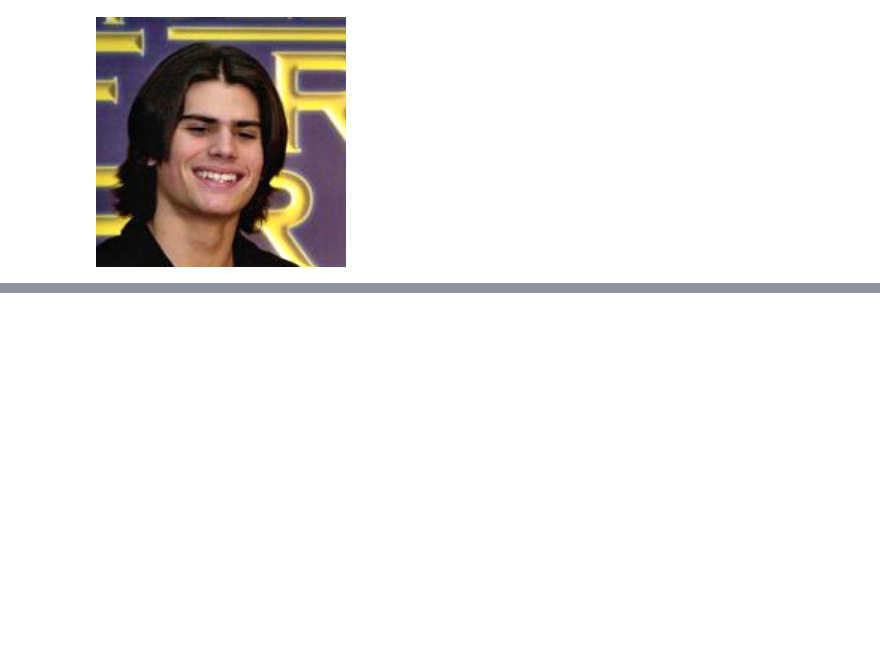
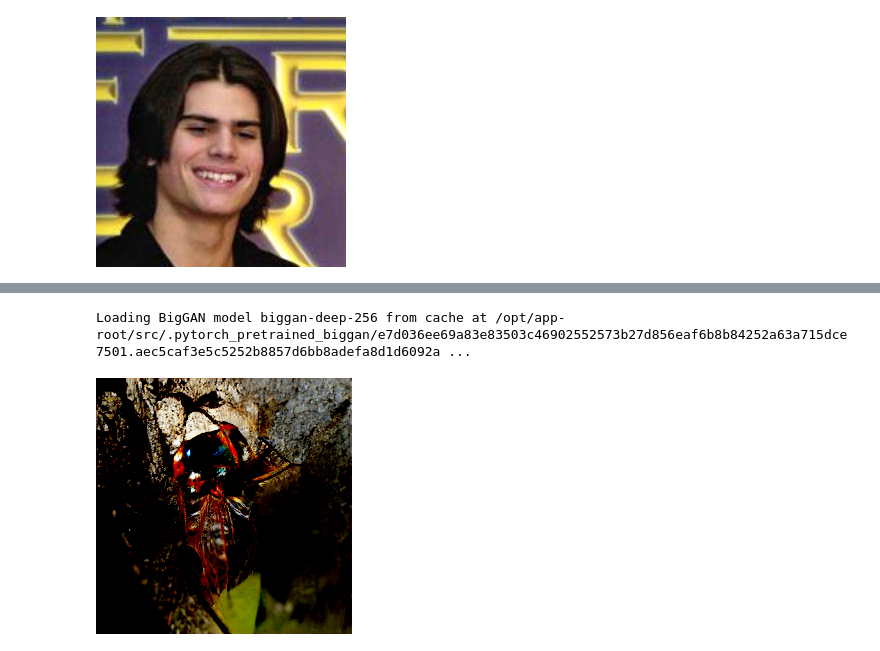
Before and after one commit to Eva427/CICR-Impainting, a Jupyter notebook: test.ipynb, the cells around one changed output, grey strips where cells are left out. Saved outputs shown, nothing was run; the diff lists cells and outputs as text; code cells hidden in the pictures; blank space fills up the shorter version.

```diff
--- a/test.ipynb
+++ b/test.ipynb
@@ -260,0 +251,16 @@ NameError: name 'transforms' is not defined
+# %%
+import torch
+from pytorch_pretrained_gans import make_gan
+
+# Sample a class-conditional image from BigGAN with default resolution 256
+G = make_gan(gan_type='biggan')  # -> nn.Module
+y = G.sample_class(batch_size=1)  # -> torch.Size([1, 1000])
+z = G.sample_latent(batch_size=1)  # -> torch.Size([1, 128])
+x = G(z=z, y=y)  # -> torch.Size([1, 3, 256, 256])
+
+x = torch.clip(x,0,1)
+x = transforms.ToPILImage()(x[0])
+x.show()
+# %% [output]
+Loading BigGAN model biggan-deep-256 from cache at /opt/app-root/src/.pytorch_pretrained_biggan/e7d036ee69a83e83503c46902552573b27d856eaf6b8b84252a63a715dce7501.aec5caf3e5c5252b8857d6bb8adefa8d1d6092a ...
+[figure, added]
```
Also changed, not shown: parts of 5 cells of this notebook.
